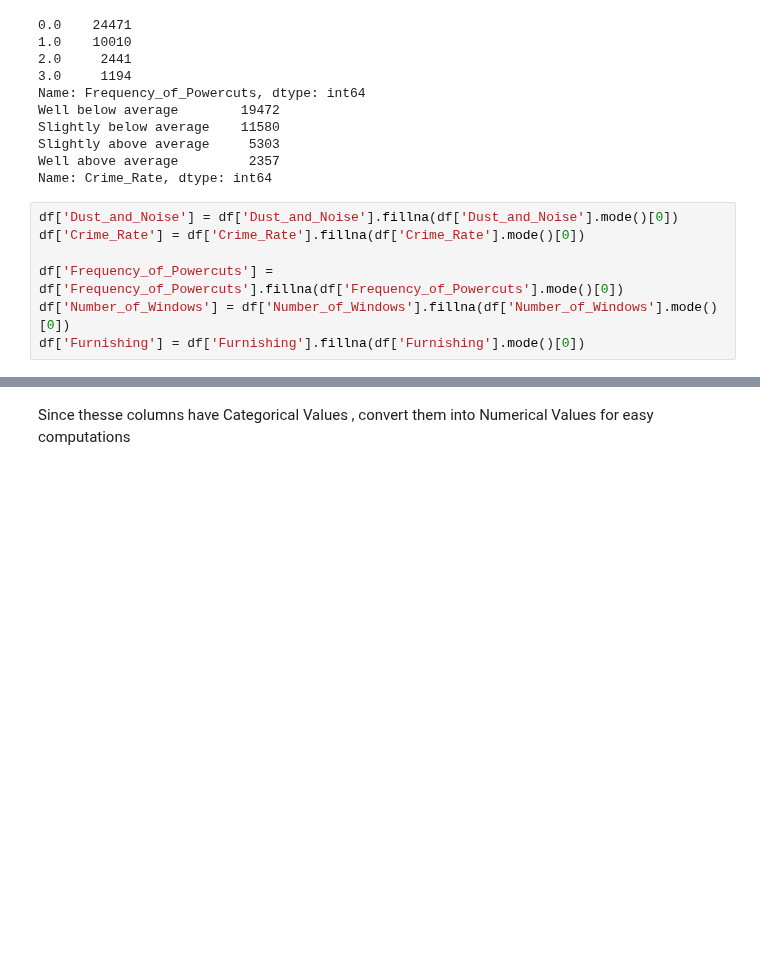
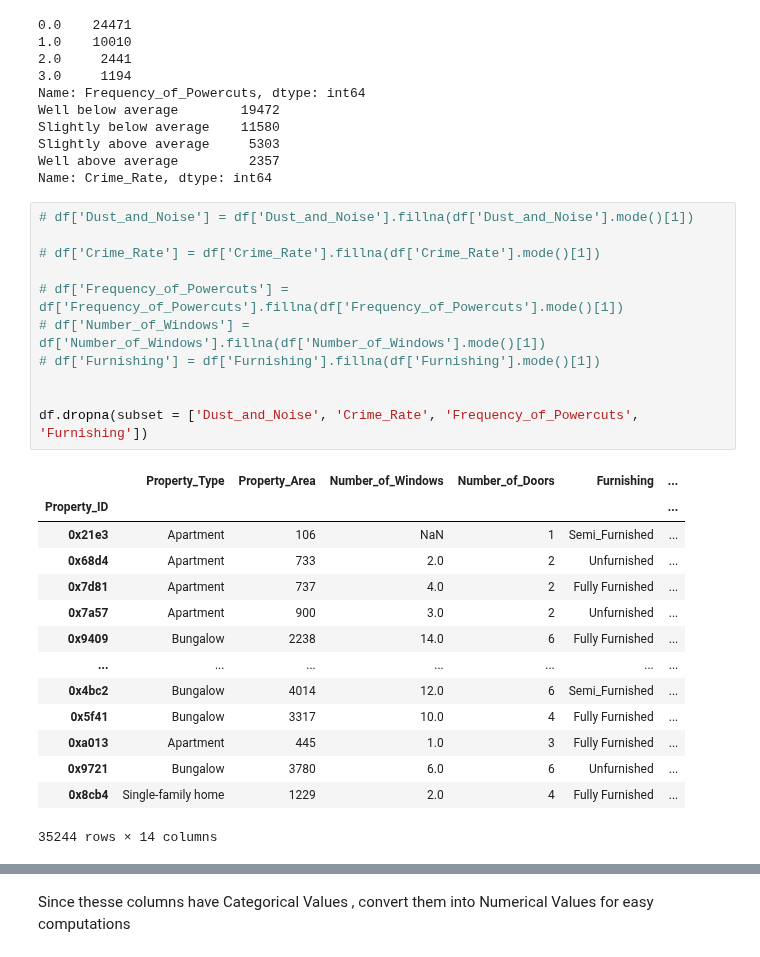
Before and after one commit to senbagaraman04/ml-basics, a Jupyter notebook: 2022/Hackerearth/ML-house/dataset/new_13Aug.ipynb, the cells around one changed output, grey strips where cells are left out. Cells and saved outputs as stored; diff of their text form; blank space fills up the shorter version.

```diff
--- a/2022/Hackerearth/ML-house/dataset/new_13Aug.ipynb
+++ b/2022/Hackerearth/ML-house/dataset/new_13Aug.ipynb
@@ -106,12 +107,31 @@ Slightly above average     5303
 Well above average         2357
 Name: Crime_Rate, dtype: int64
 # %%
-df['Dust_and_Noise'] = df['Dust_and_Noise'].fillna(df['Dust_and_Noise'].mode()[0])
-df['Crime_Rate'] = df['Crime_Rate'].fillna(df['Crime_Rate'].mode()[0])
+# df['Dust_and_Noise'] = df['Dust_and_Noise'].fillna(df['Dust_and_Noise'].mode()[1])
 
-df['Frequency_of_Powercuts'] = df['Frequency_of_Powercuts'].fillna(df['Frequency_of_Powercuts'].mode()[0])
-df['Number_of_Windows'] = df['Number_of_Windows'].fillna(df['Number_of_Windows'].mode()[0])
-df['Furnishing'] = df['Furnishing'].fillna(df['Furnishing'].mode()[0])
+# df['Crime_Rate'] = df['Crime_Rate'].fillna(df['Crime_Rate'].mode()[1])
+
+# df['Frequency_of_Powercuts'] = df['Frequency_of_Powercuts'].fillna(df['Frequency_of_Powercuts'].mode()[1])
+# df['Number_of_Windows'] = df['Number_of_Windows'].fillna(df['Number_of_Windows'].mode()[1])
+# df['Furnishing'] = df['Furnishing'].fillna(df['Furnishing'].mode()[1])
+
+
+df.dropna(subset = ['Dust_and_Noise', 'Crime_Rate', 'Frequency_of_Powercuts', 'Furnishing'])
+# %% [output]
+|  | Property_Type | Property_Area | Number_of_Windows | Number_of_Doors | Furnishing | ... |
+| Property_ID |  |  |  |  |  | ... |
+| 0x21e3 | Apartment | 106 | NaN | 1 | Semi_Furnished | ... |
+| 0x68d4 | Apartment | 733 | 2.0 | 2 | Unfurnished | ... |
+| 0x7d81 | Apartment | 737 | 4.0 | 2 | Fully Furnished | ... |
+| 0x7a57 | Apartment | 900 | 3.0 | 2 | Unfurnished | ... |
+| 0x9409 | Bungalow | 2238 | 14.0 | 6 | Fully Furnished | ... |
+| ... | ... | ... | ... | ... | ... | ... |
+| 0x4bc2 | Bungalow | 4014 | 12.0 | 6 | Semi_Furnished | ... |
+| 0x5f41 | Bungalow | 3317 | 10.0 | 4 | Fully Furnished | ... |
+| 0xa013 | Apartment | 445 | 1.0 | 3 | Fully Furnished | ... |
+| 0x9721 | Bungalow | 3780 | 6.0 | 6 | Unfurnished | ... |
+| 0x8cb4 | Single-family home | 1229 | 2.0 | 4 | Fully Furnished | ... |
+35244 rows × 14 columns
 # %%
 print(df.Dust_and_Noise.value_counts());
 print(df.Crime_Rate.value_counts());
```
Also changed, not shown: parts of 8 cells of this notebook, 1 other file.
